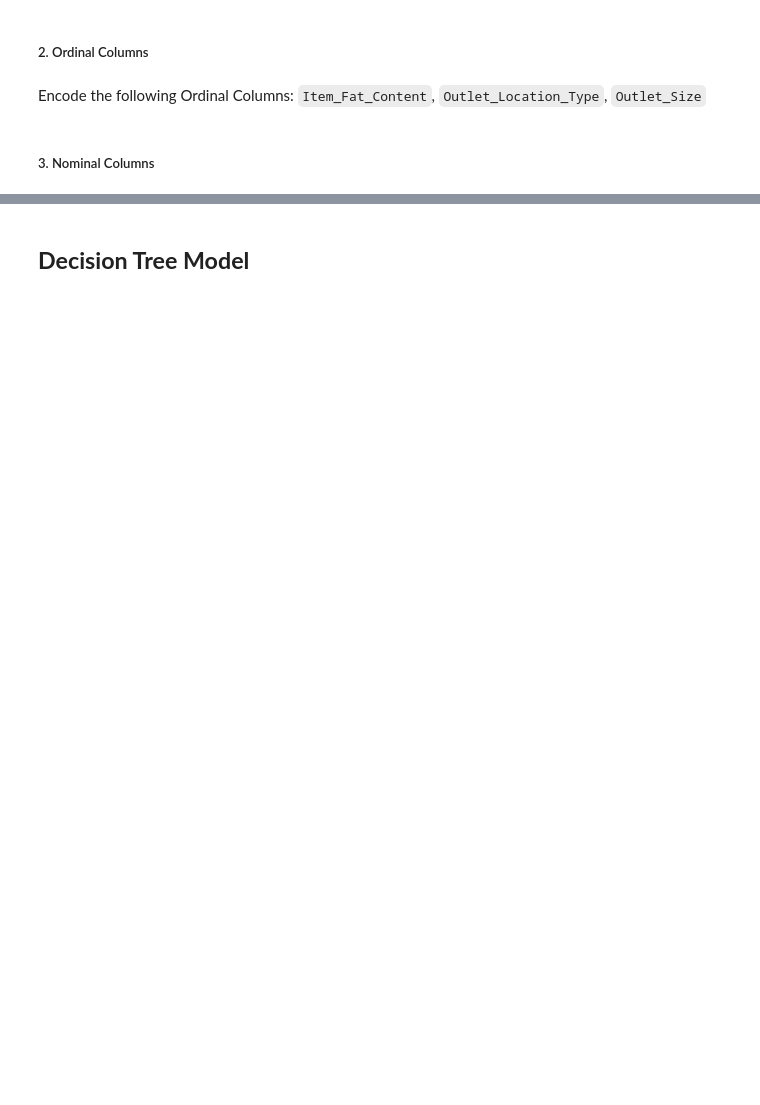
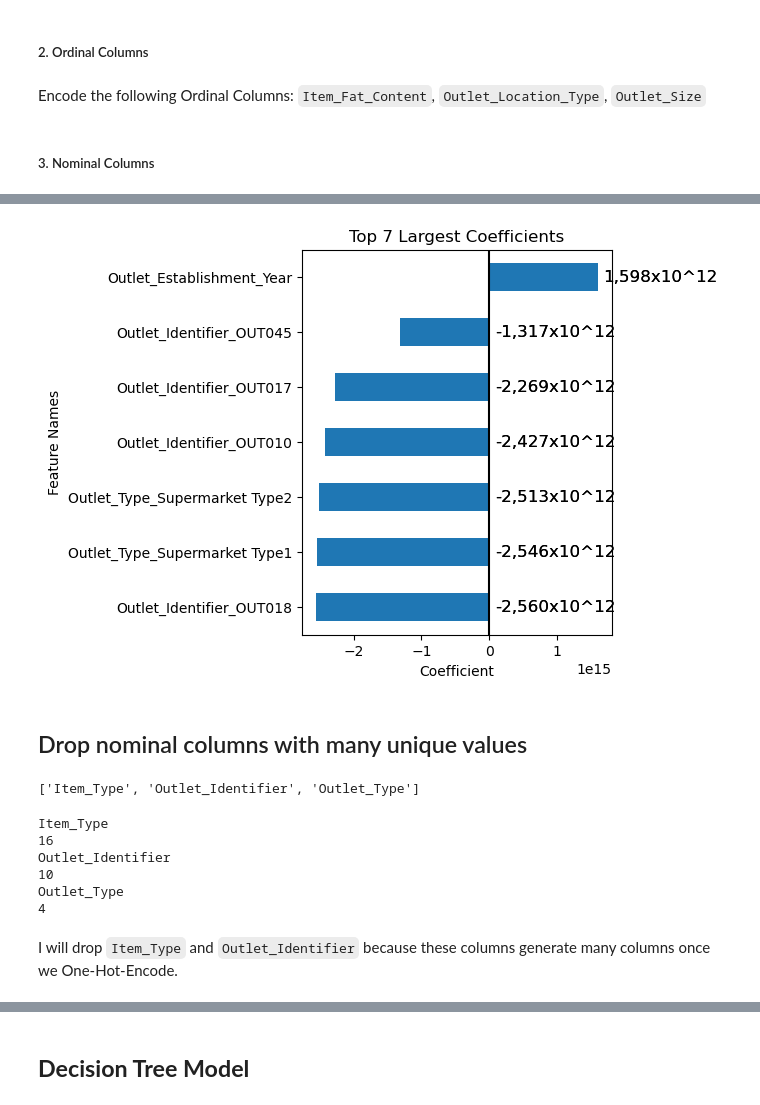
Before and after one commit to ericakitano/Prediction-of-Product-Sales, a Jupyter notebook: Project 1 - Revisited.ipynb, the cells around one changed output, grey strips where cells are left out. Cells and saved outputs as stored; diff of their text form; code cells hidden in the pictures; blank space fills up the shorter version.

```diff
--- a/Project 1 - Revisited.ipynb
+++ b/Project 1 - Revisited.ipynb
@@ -1087,0 +642,16 @@ This is not a good model to be used for prediction.
+# %%
+def annotate_hbars_trillion(ax, ha='left', va='center', size=12, xytext=(4,0),
+                  textcoords='offset points'):
+    for bar in ax.patches:
+
+        ## calculate center of bar
+        bar_ax = bar.get_y() + bar.get_height() / 2
+        ## get the value to annotate
+        val = bar.get_width()
+        if val < 0:
+            val_pos = 0
+        else:
+            val_pos = val
+        # ha and va stand for the horizontal and vertical alignment
+        ax.annotate(f"{val*1e-12:,.0f}x10^12", (val_pos,bar_ax), ha=ha, va=va, size=size,
+                        xytext=xytext, textcoords=textcoords)
@@ -1087,0 +698,7 @@ This is not a good model to be used for prediction.
+# %%
+ax = plot_coeffs_trillion(coeffs,top_n=7,annotate=True);
+annotate_hbars_trillion(ax)
+# %% [output]
+[figure, added]
+# %% [markdown]
+## Drop nominal columns with many unique values
@@ -1087,0 +707,17 @@ This is not a good model to be used for prediction.
+# %%
+nominal_cols
+# %% [output]
+['Item_Type', 'Outlet_Identifier', 'Outlet_Type']
+# %%
+for col in nominal_cols:
+    print(col)
+    print(df[col].nunique())
+# %% [output]
+Item_Type
+16
+Outlet_Identifier
+10
+Outlet_Type
+4
+# %% [markdown]
+I will drop `Item_Type` and `Outlet_Identifier` because these columns generate many columns once we One-Hot-Encode.
```
Also changed, not shown: parts of 296 cells of this notebook, 1 other file.
